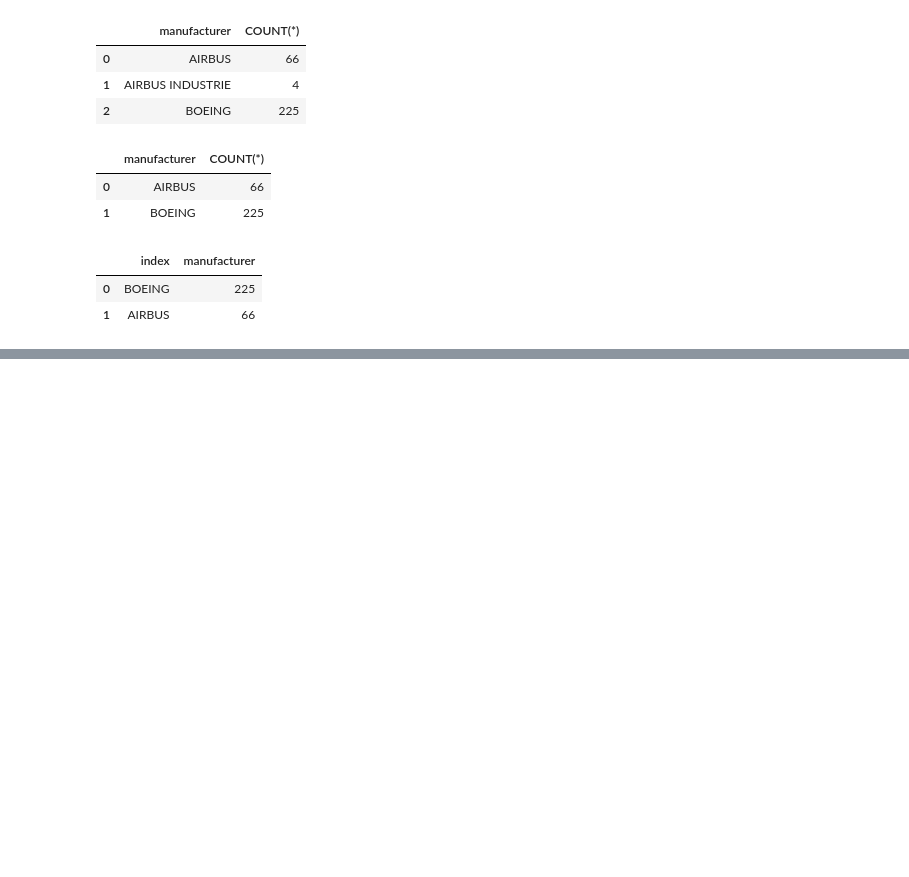
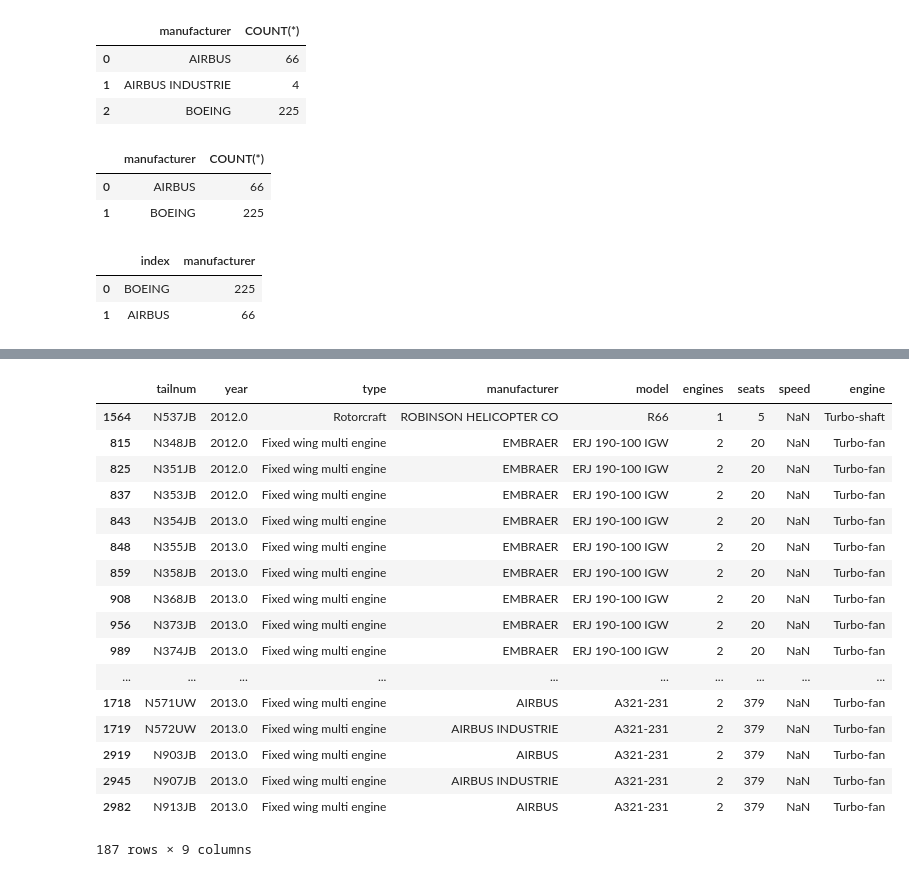
Before and after one commit to sweettirexkiller/numpy-learning, a Jupyter notebook: pandas-exercises.ipynb, the cells around one changed output, grey strips where cells are left out. Saved outputs shown, nothing was run; the diff lists cells and outputs as text; code cells hidden in the pictures; blank space fills up the shorter version.

```diff
--- a/pandas-exercises.ipynb
+++ b/pandas-exercises.ipynb
@@ -570,0 +706,21 @@ frame13[frame13.manufacturer > 10]
+# %%
+planes[planes.year >= 2012].sort_values(by=['seats','year'])
+# %% [output]
+|  | tailnum | year | type | manufacturer | model | engines | seats | speed | engine |
+| 1564 | N537JB | 2012.0 | Rotorcraft | ROBINSON HELICOPTER CO | R66 | 1 | 5 | NaN | Turbo-shaft |
+| 815 | N348JB | 2012.0 | Fixed wing multi engine | EMBRAER | ERJ 190-100 IGW | 2 | 20 | NaN | Turbo-fan |
+| 825 | N351JB | 2012.0 | Fixed wing multi engine | EMBRAER | ERJ 190-100 IGW | 2 | 20 | NaN | Turbo-fan |
+| 837 | N353JB | 2012.0 | Fixed wing multi engine | EMBRAER | ERJ 190-100 IGW | 2 | 20 | NaN | Turbo-fan |
+| 843 | N354JB | 2013.0 | Fixed wing multi engine | EMBRAER | ERJ 190-100 IGW | 2 | 20 | NaN | Turbo-fan |
+| 848 | N355JB | 2013.0 | Fixed wing multi engine | EMBRAER | ERJ 190-100 IGW | 2 | 20 | NaN | Turbo-fan |
+| 859 | N358JB | 2013.0 | Fixed wing multi engine | EMBRAER | ERJ 190-100 IGW | 2 | 20 | NaN | Turbo-fan |
+| 908 | N368JB | 2013.0 | Fixed wing multi engine | EMBRAER | ERJ 190-100 IGW | 2 | 20 | NaN | Turbo-fan |
+| 956 | N373JB | 2013.0 | Fixed wing multi engine | EMBRAER | ERJ 190-100 IGW | 2 | 20 | NaN | Turbo-fan |
+| 989 | N374JB | 2013.0 | Fixed wing multi engine | EMBRAER | ERJ 190-100 IGW | 2 | 20 | NaN | Turbo-fan |
+| ... | ... | ... | ... | ... | ... | ... | ... | ... | ... |
+| 1718 | N571UW | 2013.0 | Fixed wing multi engine | AIRBUS | A321-231 | 2 | 379 | NaN | Turbo-fan |
+| 1719 | N572UW | 2013.0 | Fixed wing multi engine | AIRBUS INDUSTRIE | A321-231 | 2 | 379 | NaN | Turbo-fan |
+| 2919 | N903JB | 2013.0 | Fixed wing multi engine | AIRBUS | A321-231 | 2 | 379 | NaN | Turbo-fan |
+| 2945 | N907JB | 2013.0 | Fixed wing multi engine | AIRBUS INDUSTRIE | A321-231 | 2 | 379 | NaN | Turbo-fan |
+| 2982 | N913JB | 2013.0 | Fixed wing multi engine | AIRBUS | A321-231 | 2 | 379 | NaN | Turbo-fan |
+187 rows × 9 columns
```
Also changed, not shown: parts of 18 cells of this notebook.
